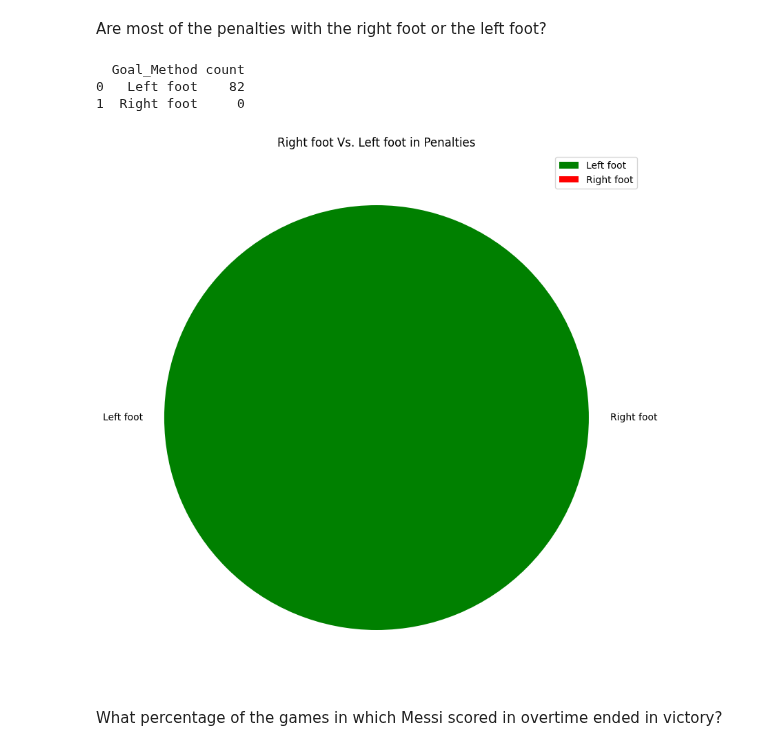
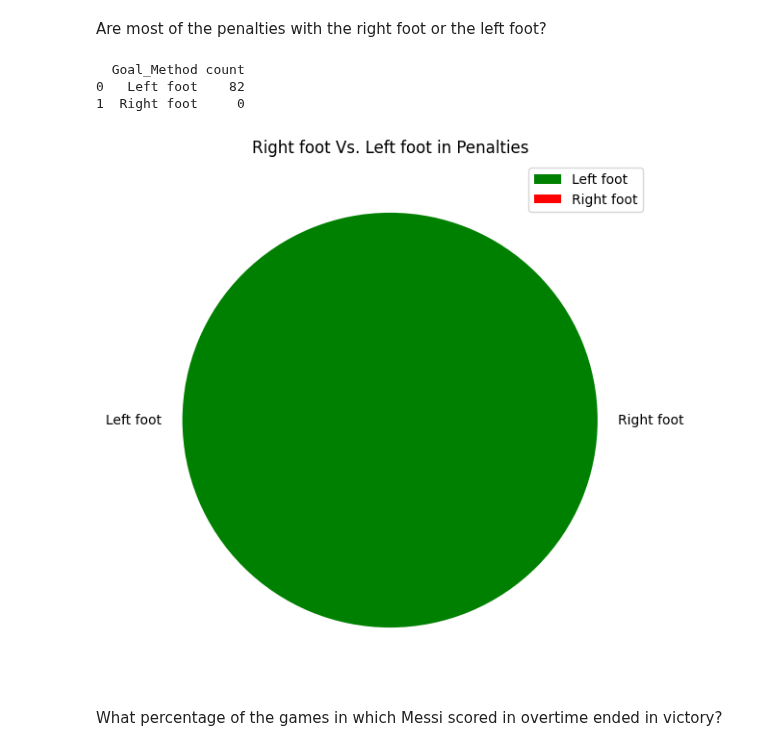
Before and after one commit to TaRa1999R/Data_Science, a Jupyter notebook: assignment40/2-messi.ipynb, the cells around one changed output. Cells and saved outputs as stored; diff of their text form; code cells hidden in the pictures.

```diff
--- a/assignment40/2-messi.ipynb
+++ b/assignment40/2-messi.ipynb
@@ -99,23 +99,23 @@ Are most of the penalties with the right foot or the left foot?
 # %%
 df_penalty = data.query ('Goal_Type == "Penalty"')
 df_foot = df_penalty['Goal_Method'].value_counts().reset_index()
 right = pd.DataFrame ([{'Goal_Method':'Right foot' , 'count': '0'}])
 df_foot = pd.concat ([df_foot ,right]).reset_index(drop = True)
 print (df_foot)
 
-plt.figure (figsize = (10 , 10))
+plt.figure (figsize = (7 , 7))
 plt.pie (df_foot['count'] , labels = df_foot['Goal_Method'] , colors = 'green')
 
 plt.title ("Right foot Vs. Left foot in Penalties")
 plt.legend ()
 
 plt.savefig ('outputs\output2 Right foot Vs. Left foot.png')
 plt.show ()
 # %% [output]
   Goal_Method count
 0   Left foot    82
 1  Right foot     0
-[figure, old version]
+[figure, new version]
 # %% [markdown]
 What percentage of the games in which Messi scored in overtime ended in victory?
 # %% [markdown]
```
Also changed, not shown: 2 other files.
